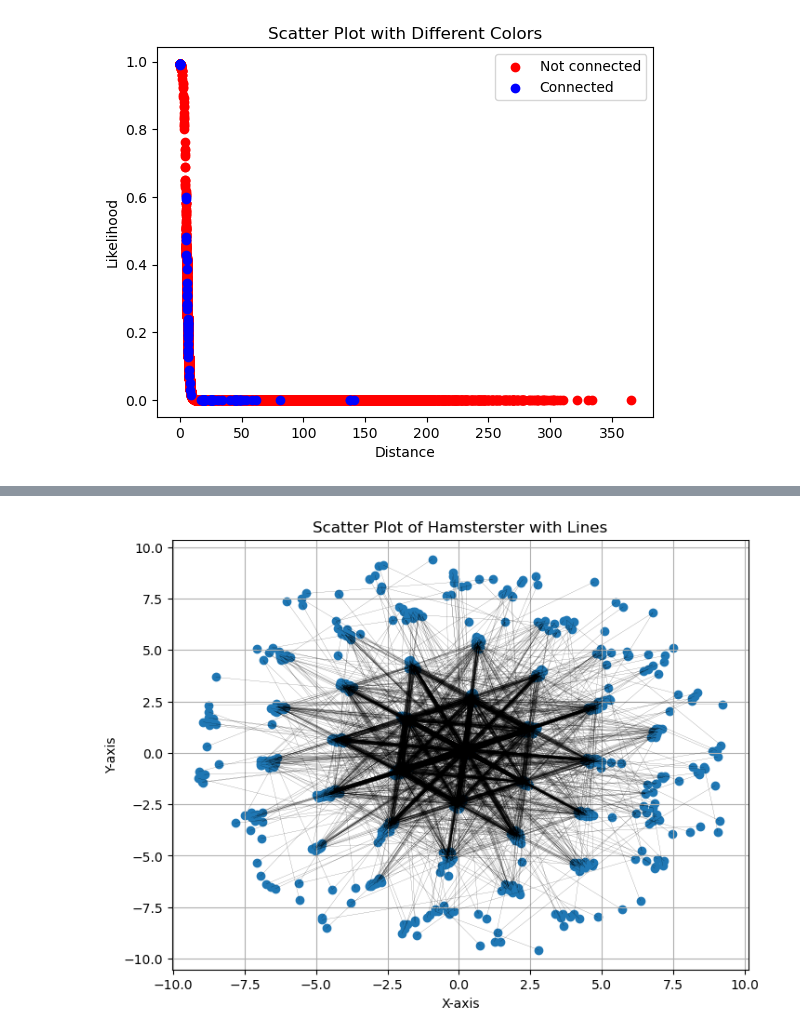
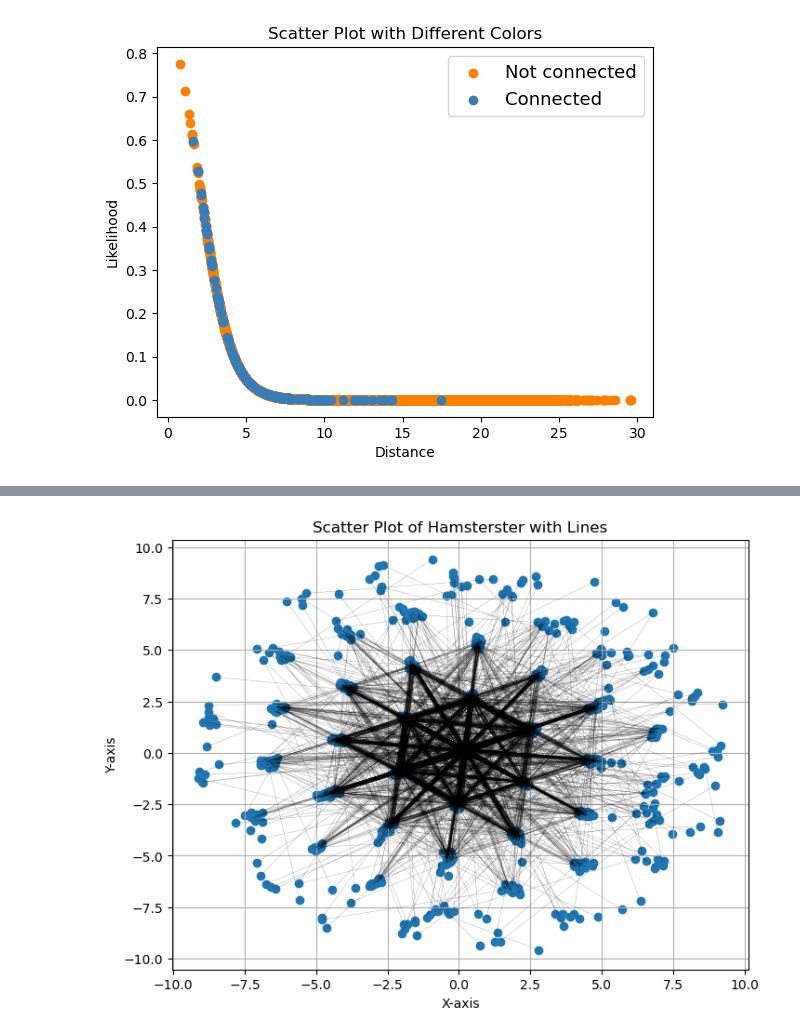
Before and after one commit to SigneDjernis/Latent_Distance_Models, a Jupyter notebook: FB-messages dataset/Fb_messages_test prior.ipynb, the cells around one changed output, grey strips where cells are left out. Cells and saved outputs as stored; diff of their text form; code cells hidden in the pictures.

```diff
--- a/FB-messages dataset/Fb_messages_test prior.ipynb
+++ b/FB-messages dataset/Fb_messages_test prior.ipynb
@@ -127,11 +63,11 @@ plt.show()
 # %%
-plt.scatter(distances[connections == -1], sigmoid_value[connections == -1], color='red', label='Not connected')
-plt.scatter(distances[connections == 1], sigmoid_value[connections == 1], color='blue', label='Connected')
+plt.scatter(distances[connections == -1], sigmoid_value_prior[connections == -1], color='#ff7f00', label='Not connected')
+plt.scatter(distances[connections == 1], sigmoid_value_prior[connections == 1], color='#377eb8', label='Connected')
 plt.xlabel('Distance')
 #plt.xlim(4,5)
 plt.ylabel('Likelihood')
 plt.title('Scatter Plot with Different Colors')
-plt.legend()
+plt.legend(fontsize=13)
 plt.show()
 # %% [output]
-[figure, old version]
+[figure, new version]
```
Also changed, not shown: parts of 10 cells of this notebook, 3 other files.
